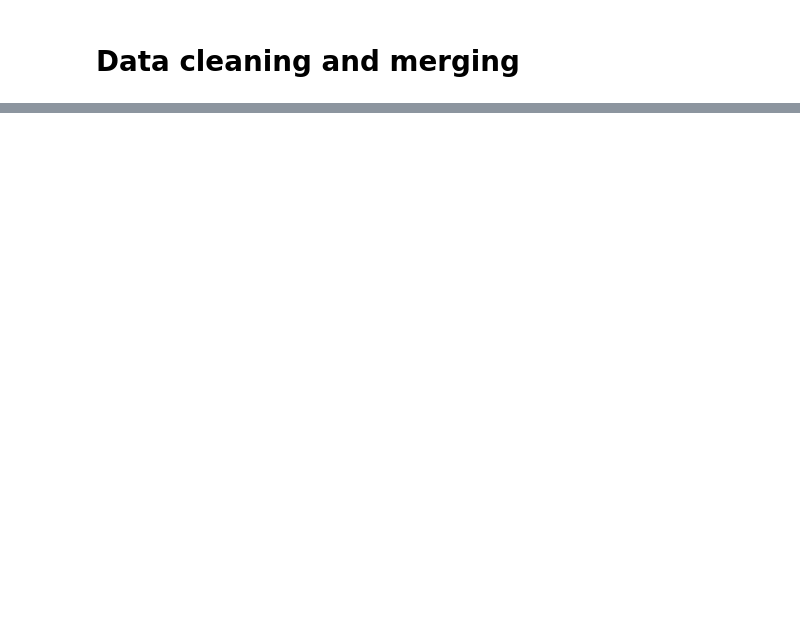
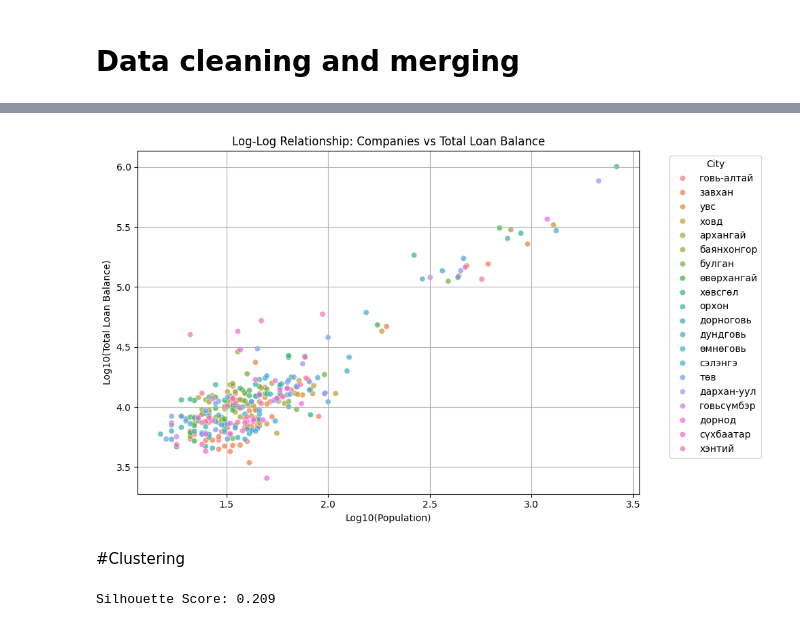
Before and after one commit to UjinBoldbaatar/branch-expansion-ml-golomt-bank-mongolia, a Jupyter notebook: notebooks/data_cleaning_and_merging.ipynb, the cells around one changed output, grey strips where cells are left out. Saved outputs shown, nothing was run; the diff lists cells and outputs as text; code cells hidden in the pictures; blank space fills up the shorter version.

```diff
--- a/notebooks/data_cleaning_and_merging.ipynb
+++ b/notebooks/data_cleaning_and_merging.ipynb
@@ -89,0 +215,67 @@ See the caveats in the documentation: https://pandas.pydata.org/pandas-docs/stab
+# %%
+import numpy as np
+import matplotlib.pyplot as plt
+import seaborn as sns
+
+df = merged_df.copy()
+df = df[(df['Companies'] > 0) & (df['Total_loan_balance'] > 0)]
+
+# Optional: Log-transformed columns
+df['log_Population'] = np.log10(df['Companies'])
+df['log_Loan'] = np.log10(df['Total_loan_balance'])
+
+# Plot
+plt.figure(figsize=(10, 6))
+sns.scatterplot(data=df, x='log_Population', y='log_Loan', hue='City', alpha=0.7)
+
+plt.title('Log-Log Relationship: Companies vs Total Loan Balance')
+plt.xlabel('Log10(Population)')
+plt.ylabel('Log10(Total Loan Balance)')
+plt.legend(title='City', bbox_to_anchor=(1.05, 1), loc='upper left')
+plt.grid(True)
+plt.tight_layout()
+plt.show()
+# %% [output]
+[figure, added]
+# %% [markdown]
+#Clustering
+# %%
+import pandas as pd
+from sklearn.preprocessing import StandardScaler, OneHotEncoder, LabelEncoder
+from sklearn.compose import ColumnTransformer
+from sklearn.pipeline import Pipeline
+from sklearn.cluster import KMeans
+from sklearn.metrics import silhouette_score
+
+
+categorical_cols = ['City', 'District']
+numerical_cols = ['Grand Total', 'Total_kids', 'Total_working', 'Total_olders',
+                  'Percentage_kids', 'Percentage_working', 'Percentage_olders',
+                  'Total_loan_balance', 'Total_loans_accounts', 'Total_balances',
+                  'Total_current_accounts', 'Total_deposits', 'Total_deposits_accounts', 'Golomt_branches', 'Companies', 'Normal', 'Delinquent', 'Overdue', 'Time_deposits', 'Timeless_deposits', 'Total_banks_branches']
+
+# Convert other categorical columns with one-hot encoding
+preprocessor = ColumnTransformer(
+    transformers=[
+        ('num', StandardScaler(), numerical_cols),
+        ('cat', OneHotEncoder(handle_unknown='ignore'), ['City', 'District'])
+    ])
+
+# Create pipeline with preprocessor and clustering model
+pipeline = Pipeline(steps=[
+    ('preprocessor', preprocessor),
+    ('kmeans', KMeans(n_clusters=4, random_state=42))
+])
+
+# Fit model
+pipeline.fit(merged_df)
+
+# Predict clusters
+clusters = pipeline.predict(merged_df)
+merged_df['cluster'] = clusters
+
+# Evaluate clustering
+score = silhouette_score(pipeline.named_steps['preprocessor'].transform(merged_df), clusters)
+print(f'Silhouette Score: {score:.3f}')
+# %% [output]
+Silhouette Score: 0.209
```
Also changed, not shown: parts of 15 cells of this notebook.
